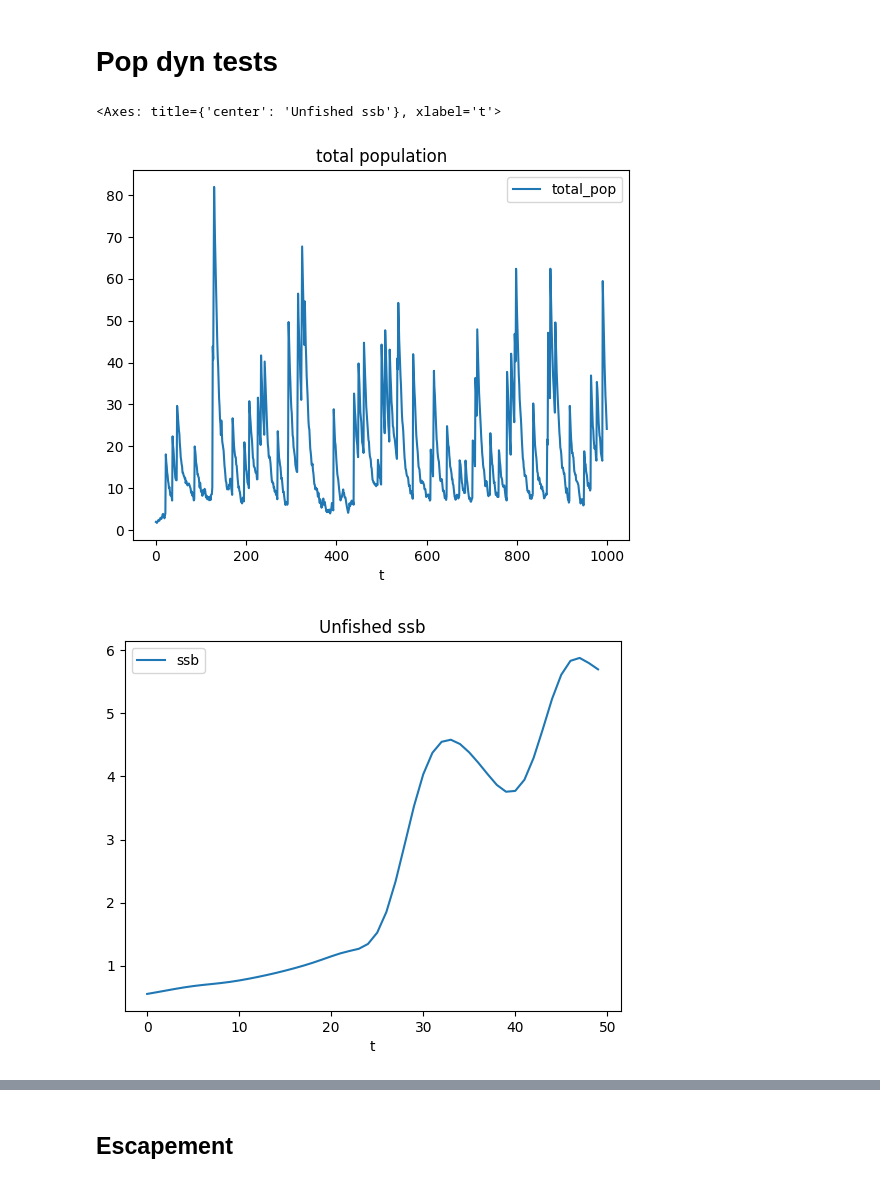
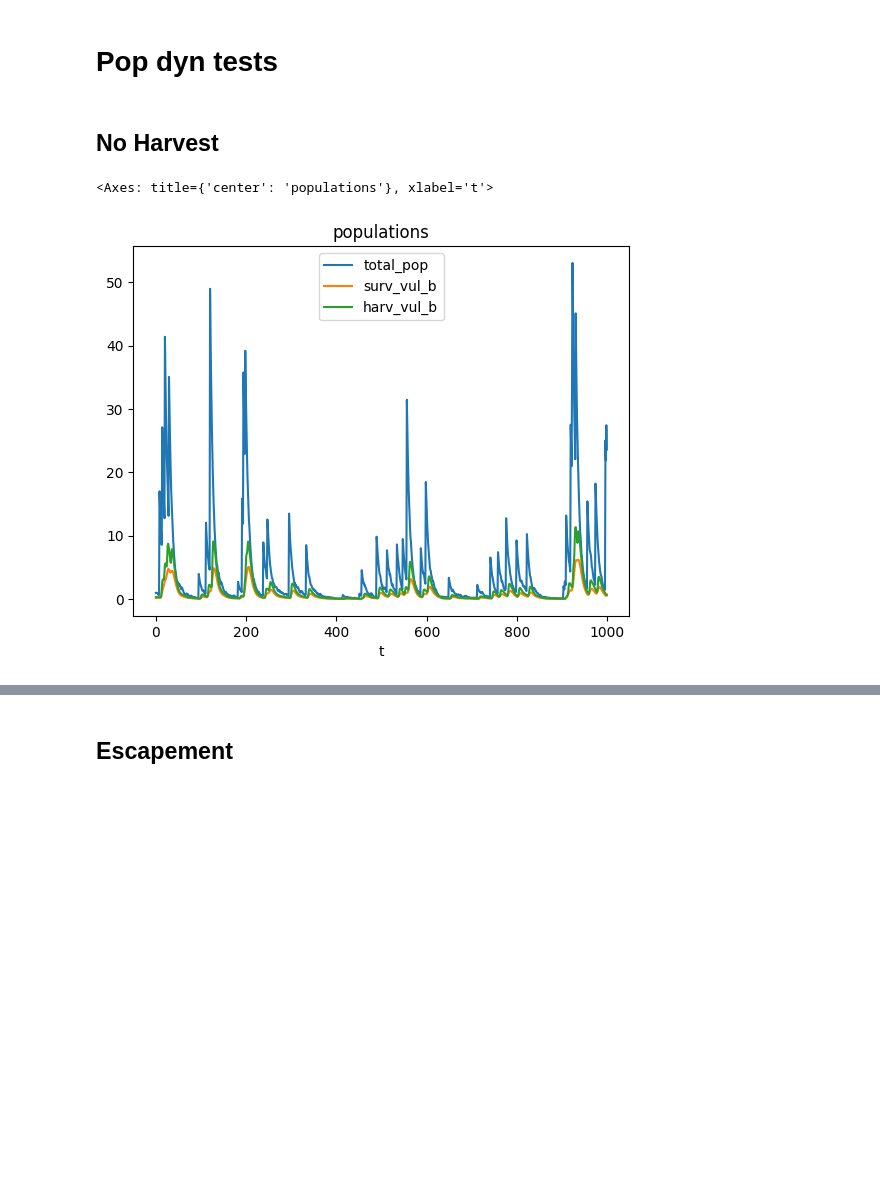
Before and after one commit to petebachant/rl4fisheries, a Jupyter notebook: notebooks/popdyn_tests.ipynb, the cells around one changed output, grey strips where cells are left out. Drawn from its saved outputs; the diff is of its cells as text; code cells hidden in the pictures; blank space fills up the shorter version.

```diff
--- a/notebooks/popdyn_tests.ipynb
+++ b/notebooks/popdyn_tests.ipynb
@@ -14,3 +10,7 @@ env = AsmEnv(config = config)
+# %%
+config = {'s':0.86, 'noiseless': False, 'flat_harv_vul': False}
+env = AsmEnv(config=config)
+_ = env.reset()
 # %%
 def simulate_ep(env, agent, other_vars: Optional[List[Text]] = []):
     simulation = {
@@ -57,6 +57,19 @@ def simulate_ep(env, agent, other_vars: Optional[List[Text]] = []):
         obs = new_obs
     #
     return simulation
+# %%
+def expand_state(age_cls):
+    def wrapped(row):
+        return row.state[age_cls]
+    return wrapped
+
+def add_state_columns(df, env):
+    df_inner = df.copy()
+    for age_cls in range(len(env.state)):
+        df_inner[f'age_{age_cls:02d}_b'] = df_inner.apply(expand_state(age_cls), axis=1)
+    return df_inner
+# %% [markdown]
+## No Harvest
 # %%
 trivp = Msy(env = env, mortality=0)
-trivial_ep = pd.DataFrame(simulate_ep(AsmEnv(config=config), trivp, other_vars=['ssb']))
+trivial_ep = pd.DataFrame(simulate_ep(AsmEnv(config=config), trivp, other_vars=['ssb', 'surv_vul_b', 'harv_vul_b', 'state']))
@@ -62,0 +78,3 @@ trivial_ep = pd.DataFrame(simulate_ep(AsmEnv(config=config), trivp, other_vars=[
+# %%
+trivial_ep = add_state_columns(trivial_ep, env)
+melted_triv_ep = trivial_ep[['t', *[f'age_{i:02d}_b' for i in range(20)]]].melt(id_vars='t')
@@ -63,10 +88,5 @@ trivial_ep = pd.DataFrame(simulate_ep(AsmEnv(config=config), trivp, other_vars=[
 # %%
-trivial_ep.plot(x='t', y = ['total_pop'], title='total population')
-# trivial_ep.plot(x='t', y = ['non_random_newb'], title='Unfished non-random newborns')
-trivial_ep[trivial_ep.t < 50].plot(x='t', y = ['ssb'], title='Unfished ssb')
-# trivial_ep.plot(x='t', y = ['newborns'], title='newborns', logy=True)
-# trivial_ep.plot(x='t', y = ['bare_surv_b_obs'], title='surv_b_obs')
+trivial_ep.plot(x='t', y = ['total_pop', 'surv_vul_b', 'harv_vul_b'], title='populations')
 # %% [output]
-<Axes: title={'center': 'Unfished ssb'}, xlabel='t'>
+<Axes: title={'center': 'populations'}, xlabel='t'>
-[figure, old version]
+[figure, new version]
-[figure, removed]
```
Also changed, not shown: parts of 15 cells of this notebook, 4 other files.
